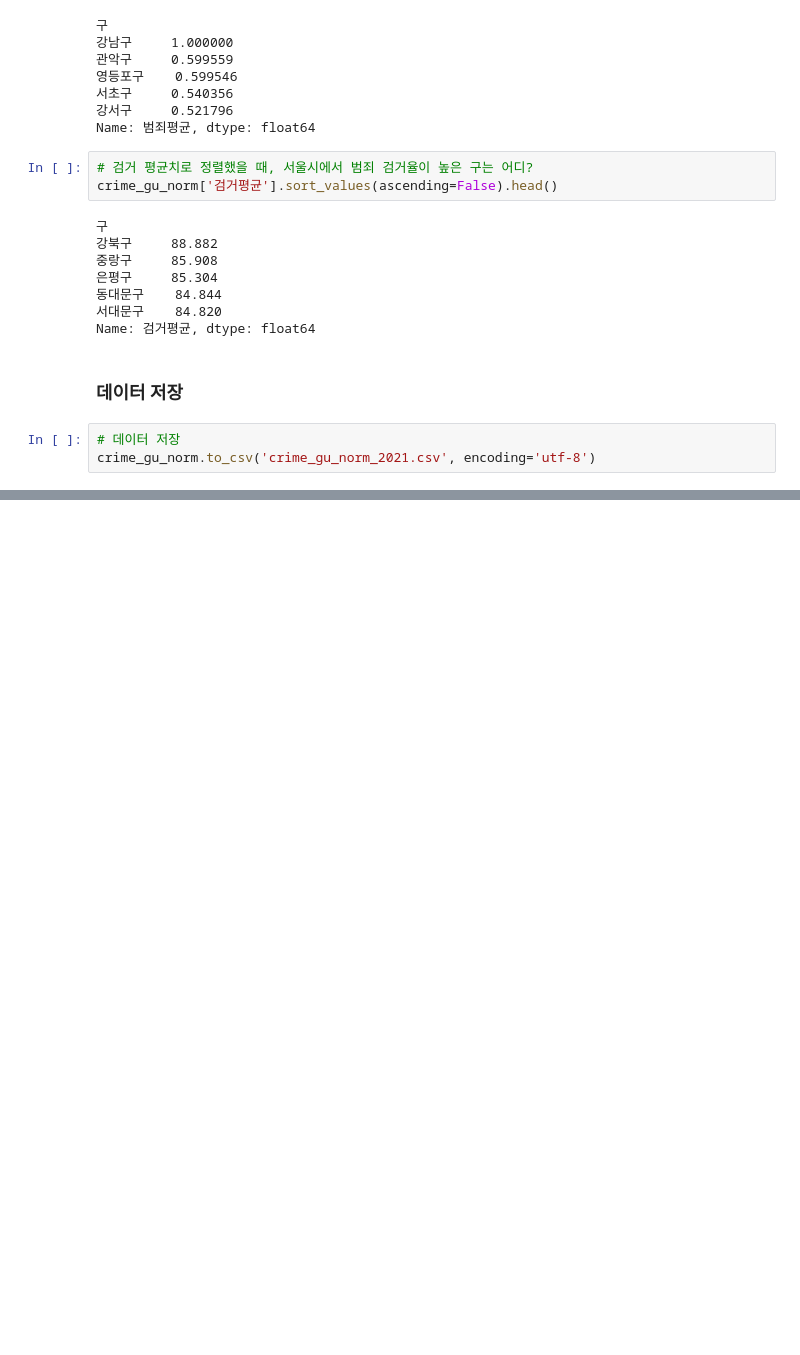
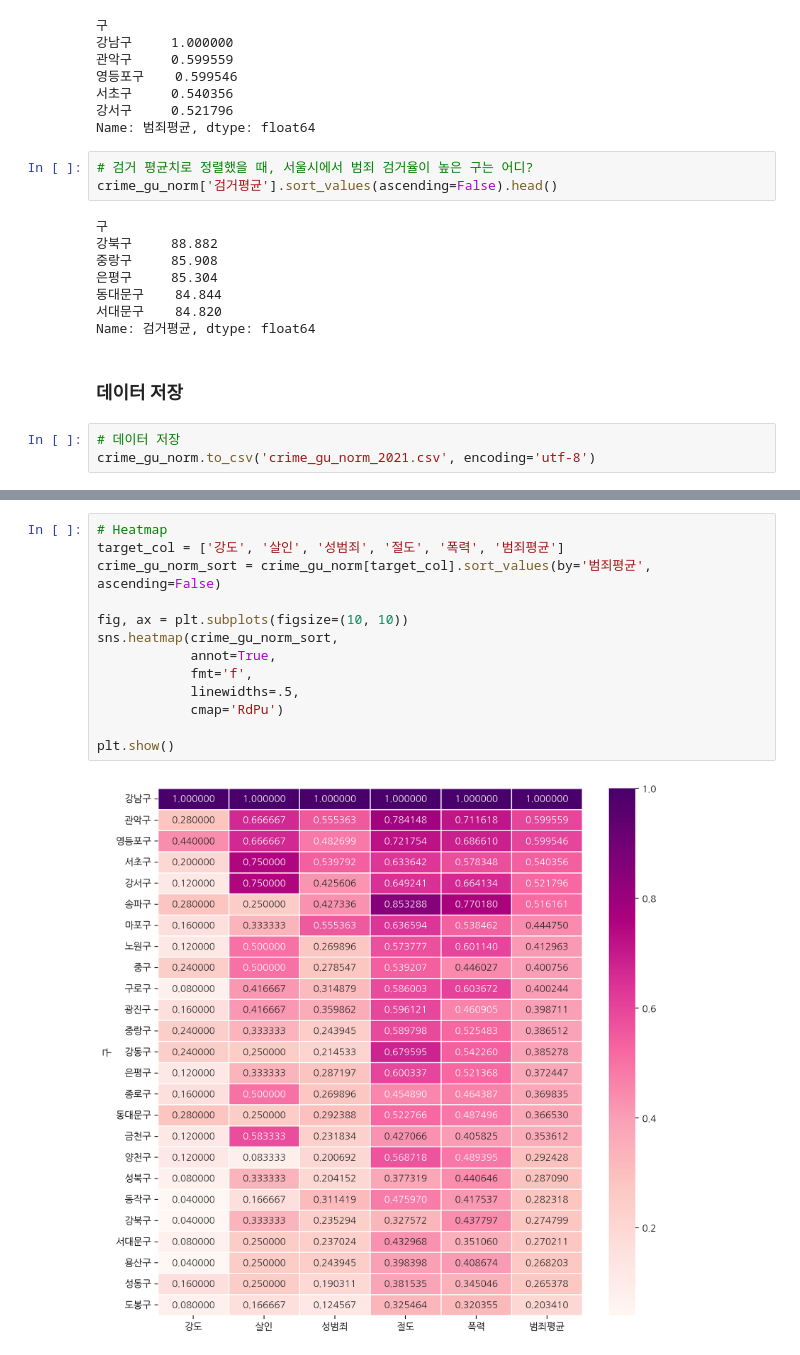
Before and after one commit to OhByungJik1222/Zerobase, a Jupyter notebook: Python 데이터 분석/05. 서울시 범죄현황 데이터 분석.ipynb, the cells around one changed output, grey strips where cells are left out. Saved outputs shown, nothing was run; the diff lists cells and outputs as text; blank space fills up the shorter version.

```diff
--- a/Python 데이터 분석/05. 서울시 범죄현황 데이터 분석.ipynb
+++ b/Python 데이터 분석/05. 서울시 범죄현황 데이터 분석.ipynb
@@ -512,0 +560,15 @@ crime_gu_norm.head()
+# %%
+# Heatmap
+target_col = ['강도', '살인', '성범죄', '절도', '폭력', '범죄평균']
+crime_gu_norm_sort = crime_gu_norm[target_col].sort_values(by='범죄평균', ascending=False)
+
+fig, ax = plt.subplots(figsize=(10, 10))
+sns.heatmap(crime_gu_norm_sort,
+            annot=True,
+            fmt='f',
+            linewidths=.5,
+            cmap='RdPu')
+
+plt.show()
+# %% [output]
+[figure, added]
```
Also changed, not shown: parts of 23 cells of this notebook, 2 other files.
